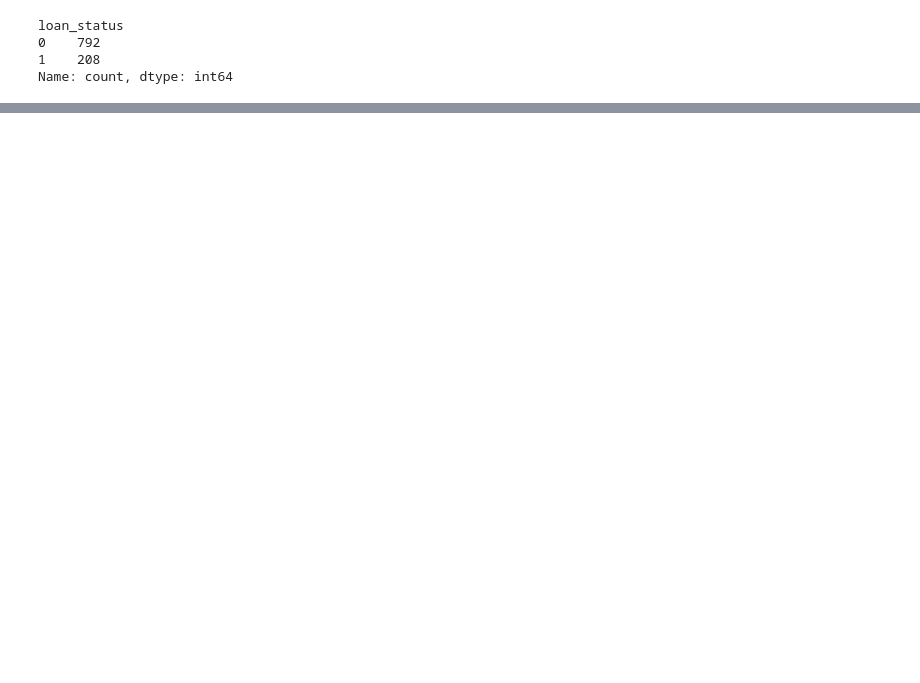
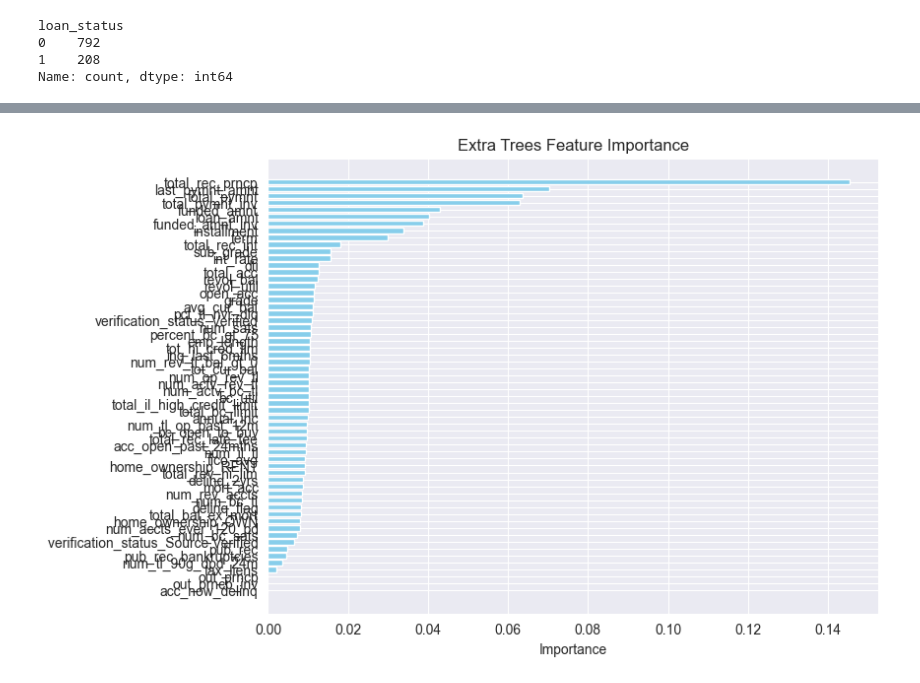
Before and after one commit to SNU-fintech-team-4/LendSure, a Jupyter notebook: Domain-team/main.ipynb, the cells around one changed output, grey strips where cells are left out. Saved outputs shown, nothing was run; the diff lists cells and outputs as text; code cells hidden in the pictures; blank space fills up the shorter version.

Commit message:
25. Feb. 17, Basic Modeling with five tree based model

```diff
--- a/Domain-team/main.ipynb
+++ b/Domain-team/main.ipynb
@@ -510,0 +341,20 @@ You can set `force_col_wise=true` to remove the overhead.
+# %%
+# 데이터 준비
+X = df.drop('loan_status', axis=1)
+y = df['loan_status']
+
+# bool타입 정수형으로
+# XGBoost가 bool type를 처리할 때 문제를 발생시키는 경우가 있음
+bool_columns = X.select_dtypes(include=['bool']).columns.tolist()
+X[bool_columns] = X[bool_columns].astype(int)
+
+# 1️⃣ 먼저 Train(80%) / Test(20%) 로 나누기
+X_train, X_test, y_train, y_test = train_test_split(X, y, test_size=0.2, random_state=42, stratify=y)
+
+# 2️⃣ Train 데이터에서 Validation(20%) 분리 (즉, Train 80% → Train 75%, Valid 25%)
+X_train, X_valid, y_train, y_valid = train_test_split(X_train, y_train, test_size=0.2/0.8, random_state=42, stratify=y_train)
+
+# 출력해서 확인
+print(f"Train set size: {X_train.shape[0]} rows")
+print(f"Validation set size: {X_valid.shape[0]} rows")
+print(f"Test set size: {X_test.shape[0]} rows")
@@ -510,0 +365,72 @@ You can set `force_col_wise=true` to remove the overhead.
+# %%
+# --- Feature Importance 분석 ---
+# 1. Extra Trees Classifier
+etc = ExtraTreesClassifier(n_estimators=100, random_state=42)
+etc.fit(X_train, y_train)
+etc_importance_df = pd.DataFrame({
+    'Feature': X_train.columns,
+    'Importance': etc.feature_importances_
+}).sort_values(by='Importance', ascending=False)
+
+print("ExtraTreesClassifier Feature Importances:")
+print(etc_importance_df)
+
+# 2. AdaBoost Classifier
+ada = AdaBoostClassifier(n_estimators=100, random_state=42)
+ada.fit(X_train, y_train)
+ada_importance_df = pd.DataFrame({
+    'Feature': X_train.columns,
+    'Importance': ada.feature_importances_
+}).sort_values(by='Importance', ascending=False)
+
+print("AdaBoost Classifier Feature Importances:")
+print(ada_importance_df)
+
+# 3. LightGBM Classifier
+lgb_model = lgb.LGBMClassifier(random_state=42, force_col_wise=True)
+lgb_model.fit(X_train, y_train)
+lgb_importance_df = pd.DataFrame({
+    'Feature': X_train.columns,
+    'Importance': lgb_model.feature_importances_
+}).sort_values(by='Importance', ascending=False)
+
+print("LightGBM Classifier Feature Importances:")
+print(lgb_importance_df)
+
+# 4. RandomForestClassifier
+rf = RandomForestClassifier(random_state=42)
+rf.fit(X_train, y_train)
+rf_importance_df = pd.DataFrame({
+    'Feature': X_train.columns,
+    'Importance': rf.feature_importances_
+}).sort_values(by='Importance', ascending=False)
+
+print("Random Forest Feature Importances:")
+print(rf_importance_df)
+
+# 5. XGBoost Classifier
+xgb = XGBClassifier(random_state=42, eval_metric='mlogloss')
+xgb.fit(X_train, y_train)
+xgb_importance_df = pd.DataFrame({
+    'Feature': X_train.columns,
+    'Importance': xgb.feature_importances_
+}).sort_values(by='Importance', ascending=False)
+
+print("XGBoost Feature Importances:")
+print(xgb_importance_df)
+
+# --- Feature Importance 시각화 ---
+def plot_feature_importance(df, title, color='skyblue'):
+    plt.figure(figsize=(8, 6))
+    plt.barh(df['Feature'], df['Importance'], color=color)
+    plt.gca().invert_yaxis()
+    plt.title(title)
+    plt.xlabel("Importance")
+    plt.show()
+
+plot_feature_importance(etc_importance_df, "Extra Trees Feature Importance", 'skyblue')
+plot_feature_importance(ada_importance_df, "AdaBoost Feature Importance", 'lightgreen')
+plot_feature_importance(lgb_importance_df, "LightGBM Feature Importance", 'salmon')
+plot_feature_importance(rf_importance_df, "Random Forest Feature Importance")
+plot_feature_importance(xgb_importance_df, "XGBoost Feature Importance", 'lightgreen')
+# %% [output]
@@ -510,0 +454 @@ You can set `force_col_wise=true` to remove the overhead.
+[figure, added]
```
Also changed, not shown: parts of 12 cells of this notebook, 4 other files.
